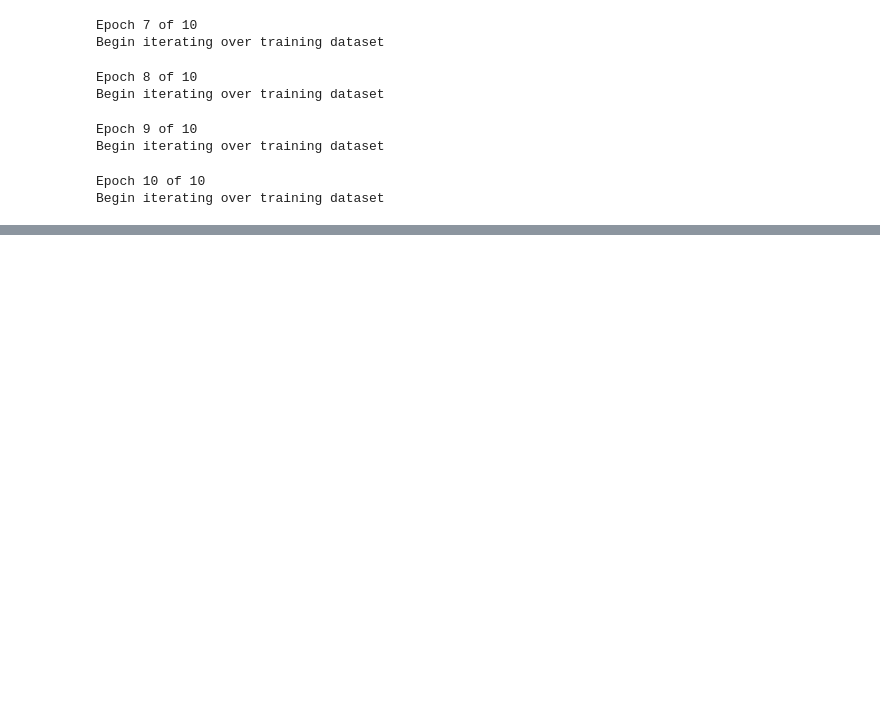
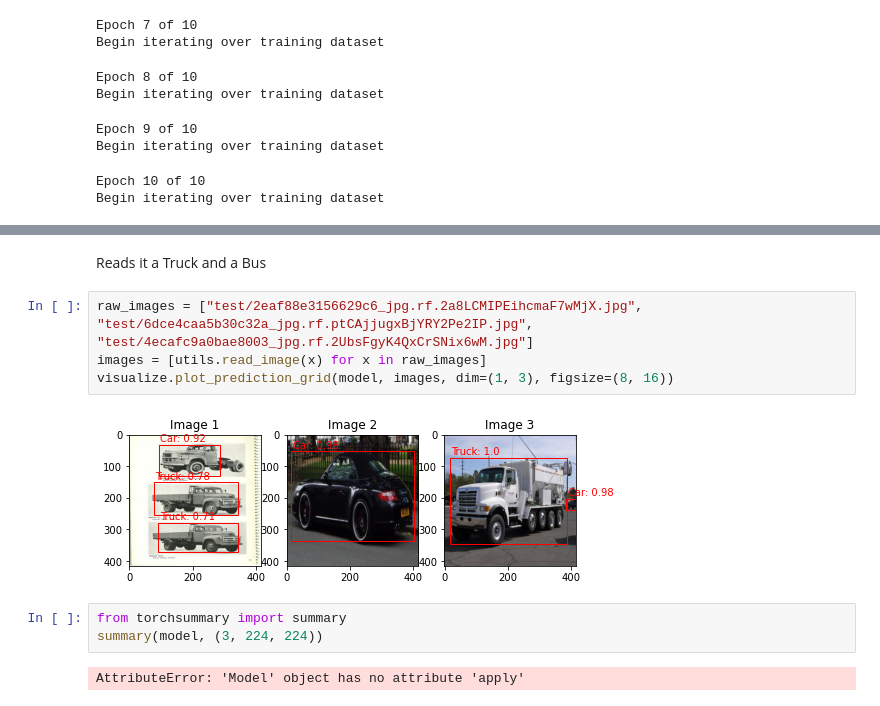
Before and after one commit to FutureScopeAI/AAI501, a Jupyter notebook: detecto/detecto.ipynb, the cells around one changed output, grey strips where cells are left out. Saved outputs shown, nothing was run; the diff lists cells and outputs as text; blank space fills up the shorter version.

```diff
--- a/detecto/detecto.ipynb
+++ b/detecto/detecto.ipynb
@@ -70,0 +96,13 @@ zstandard @ file:///private/var/folders/sy/f16zz6x50xz3113nwtb9bvq00000gp/T/abs_
+# %% [markdown]
+Reads it a Truck and a Bus
+# %%
+raw_images = ["test/2eaf88e3156629c6_jpg.rf.2a8LCMIPEihcmaF7wMjX.jpg", "test/6dce4caa5b30c32a_jpg.rf.ptCAjjugxBjYRY2Pe2IP.jpg", "test/4ecafc9a0bae8003_jpg.rf.2UbsFgyK4QxCrSNix6wM.jpg"]
+images = [utils.read_image(x) for x in raw_images]
+visualize.plot_prediction_grid(model, images, dim=(1, 3), figsize=(8, 16))
+# %% [output]
+[figure, added]
+# %%
+from torchsummary import summary
+summary(model, (3, 224, 224))
+# %% [output]
+AttributeError: 'Model' object has no attribute 'apply'
```
Also changed, not shown: parts of 12 cells of this notebook.
